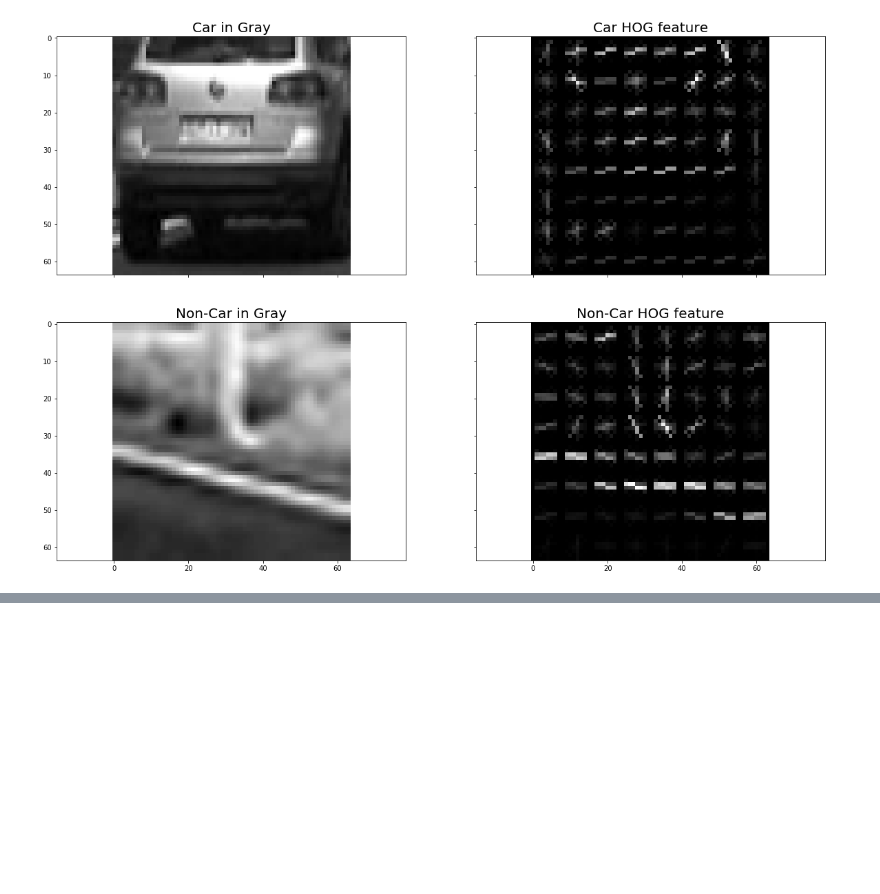
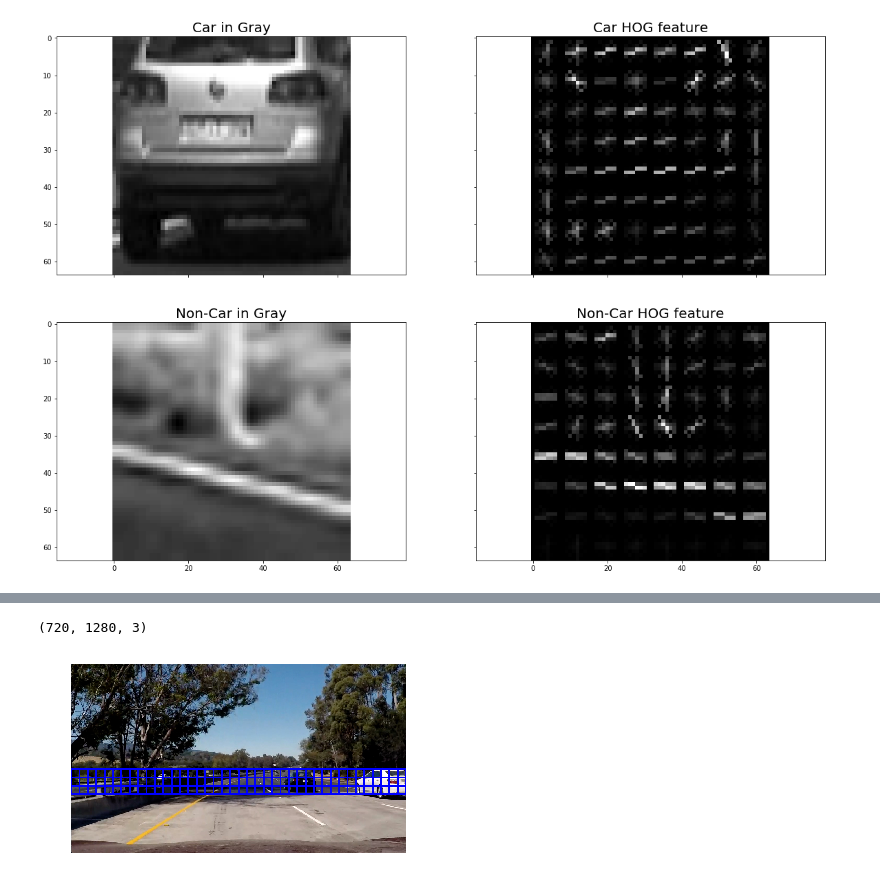
Before and after one commit to minh84/udacity_carnd, a Jupyter notebook: CarND-P5-Vehicle-Detection/vehicle_detection_pipeline.ipynb, the cells around one changed output, grey strips where cells are left out. Drawn from its saved outputs; the diff is of its cells as text; code cells hidden in the pictures; blank space fills up the shorter version.

```diff
--- a/CarND-P5-Vehicle-Detection/vehicle_detection_pipeline.ipynb
+++ b/CarND-P5-Vehicle-Detection/vehicle_detection_pipeline.ipynb
@@ -72,5 +93,5 @@ Input max/min 1.000/0.027
 # %%
-def show_img(img, label, ax = None):
+def show_img(img, label, ax = None, cmap=None):
     '''
     this function show image & label
     '''
@@ -82,7 +103,7 @@ def show_img(img, label, ax = None):
     if label is not None:
         ax.text(0, 0, label, color='k',backgroundcolor='c', fontsize=10)
 
-    ax.imshow(img)
+    ax.imshow(img, cmap=cmap)
     ax.axis('off')
 
 def view_imgs(imgs, labels, figsize, multi_col = True, sharex = True, sharey = True):
@@ -92,6 +113,11 @@ def view_imgs(imgs, labels, figsize, multi_col = True, sharex = True, sharey = T
     for i, ax in enumerate(axes.flatten()):
         show_img(imgs[i], labels[i], ax)
 
+def grid_view(imgs, labels, figsize, nrows, ncols, sharex=True, sharey=True):
+    fig, axes = plt.subplots(figsize=figsize, nrows=nrows, ncols=ncols, sharey=sharex, sharex=sharey)
+    for i, ax in enumerate(axes.flatten()):
+        show_img(imgs[i], labels[i], ax)
+
 view_imgs([a_car_sample, a_noncar_sample], ['car', 'noncar'], (16,8))
 # %% [output]
 [figure]
@@ -202,0 +263,19 @@ def img_features(img, cspace='RGB', spatial_size=(32,32), hist_bin=32, hist_rang
+# %%
+from lesson_utils import slide_window, draw_boxes
+x_left_right = [None, None]
+y_top_bottom = [400, 496]
+xy_window    = (64,64)
+xy_overlap   = (0.5, 0.5)
+test_img = mpimg.imread('test_images/test5.jpg')
+bboxes = slide_window(test_img.shape,
+                      x_start_stop=x_left_right,
+                      y_start_stop=y_top_bottom,
+                      xy_window=xy_window,
+                      xy_overlap=xy_overlap)
+
+test_img_bb = draw_boxes(test_img, bboxes)
+show_img(test_img_bb, None)
+print(test_img.shape)
+# %% [output]
+(720, 1280, 3)
+[figure, added]
```
Also changed, not shown: parts of 36 cells of this notebook, 2 other files.
